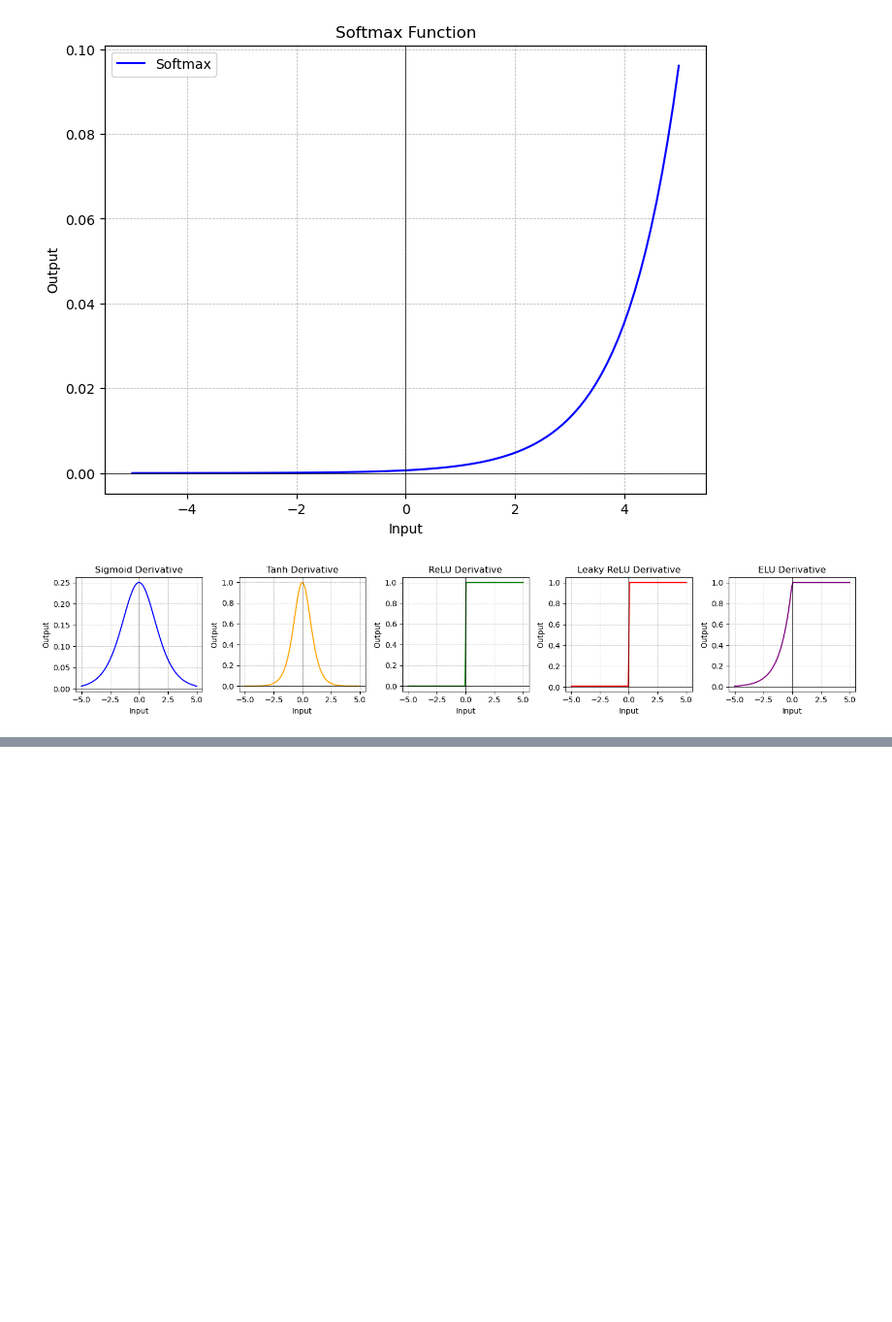
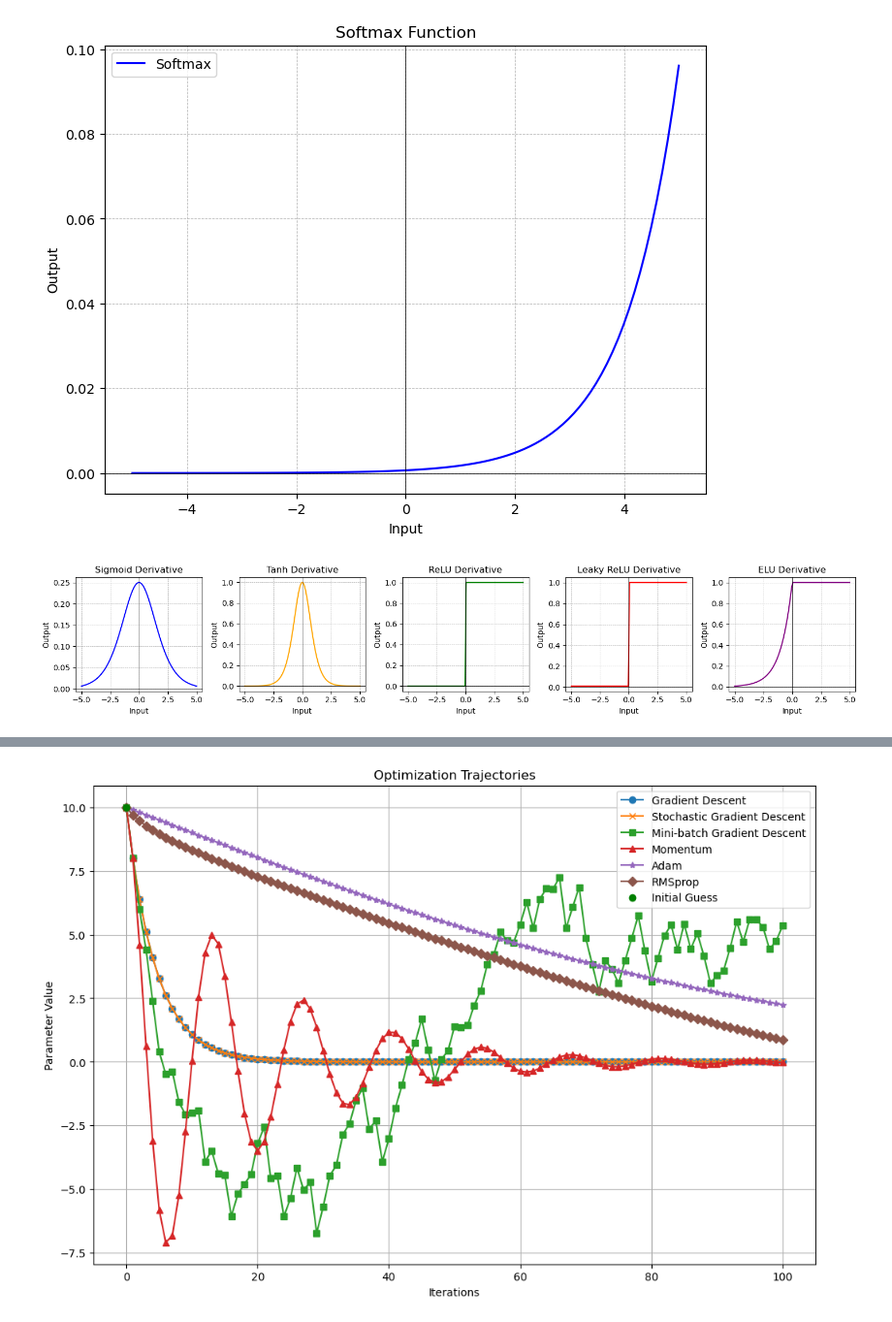
Before and after one commit to arunp77/Machine-Learning, a Jupyter notebook: Deep-learning/0-Deep-learning.ipynb, the cells around one changed output, grey strips where cells are left out. Shown at 97% size. Cells and saved outputs as stored; diff of their text form; code cells hidden in the pictures; blank space fills up the shorter version.

```diff
--- a/Deep-learning/0-Deep-learning.ipynb
+++ b/Deep-learning/0-Deep-learning.ipynb
@@ -328,0 +445,21 @@ plt.show()
+# %%
+# Plot optimization trajectories
+plt.figure(figsize=(12, 8))
+plt.plot(gd_history, label='Gradient Descent', marker='o')
+plt.plot(sgd_history, label='Stochastic Gradient Descent', marker='x')
+plt.plot(mbgd_history, label='Mini-batch Gradient Descent', marker='s')
+plt.plot(momentum_history, label='Momentum', marker='^')
+plt.plot(adam_history, label='Adam', marker='*')
+plt.plot(rmsprop_history, label='RMSprop', marker='D')
+
+# Plot initial guess
+plt.plot(0, gd_history[0], 'go', label='Initial Guess')
+
+plt.title('Optimization Trajectories')
+plt.xlabel('Iterations')
+plt.ylabel('Parameter Value')
+plt.legend()
+plt.grid(True)
+plt.show()
+# %% [output]
+[figure, added]
```
Also changed, not shown: parts of 1 cell of this notebook.
